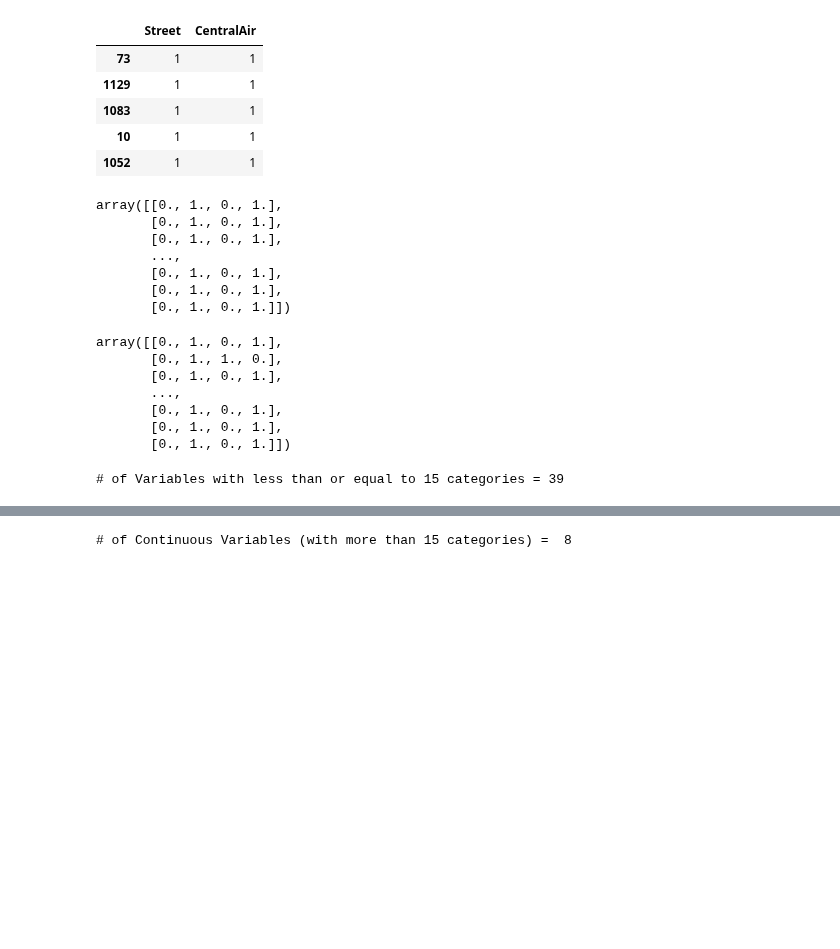
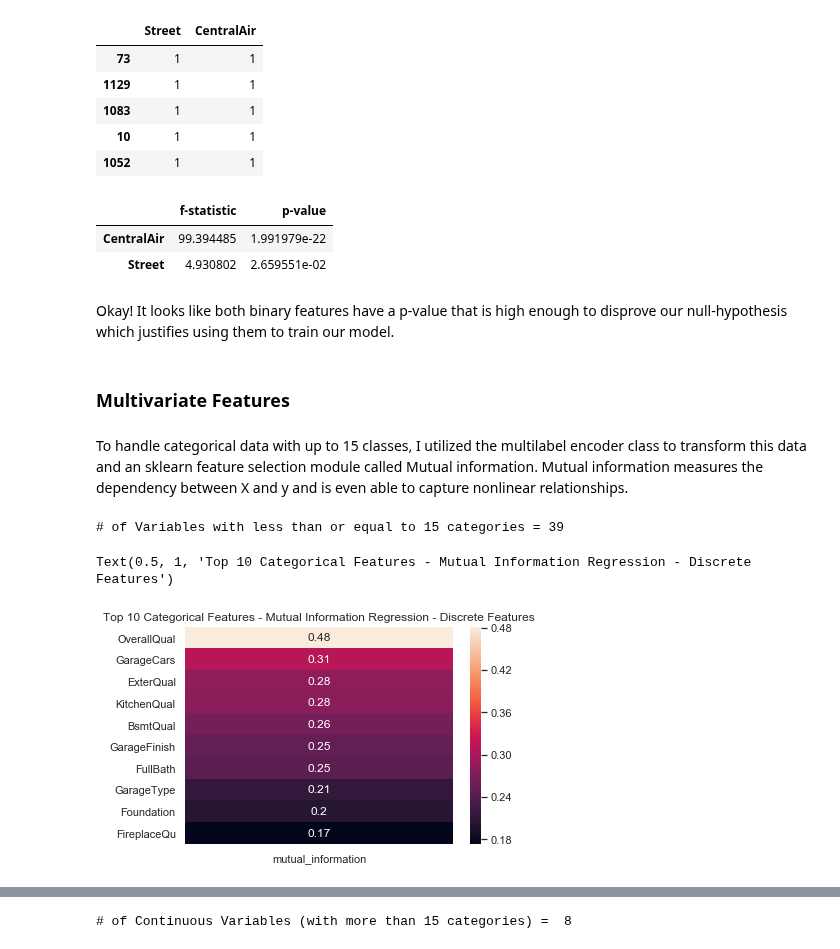
Before and after one commit to ebonnecab/mozilla-ds-project, a Jupyter notebook: analysis.ipynb, the cells around one changed output, grey strips where cells are left out. Saved outputs shown, nothing was run; the diff lists cells and outputs as text; code cells hidden in the pictures; blank space fills up the shorter version.

Commit message:
did more feature selection

```diff
--- a/analysis.ipynb
+++ b/analysis.ipynb
@@ -547,8 +549,8 @@ class MultiColumnLabelEncoder:
 for col in new_df:
     if new_df[col].dtype == np.float64:
         new_df[col].apply(pd.to_numeric, errors='coerce')
-#     elif new_df[col].dtype == object:
-#             new_df[col] = df[col].astype(str)
+    elif new_df[col].dtype == object:
+            new_df[col] = df[col].astype(str)
 # %%
 X = new_df.loc[:, new_df.columns != 'SalePrice']
 y = new_df['SalePrice']
@@ -642,31 +645,19 @@ X_train_b_enc.head()
 | 1083 | 1 | 1 |
 | 10 | 1 | 1 |
 | 1052 | 1 | 1 |
-# %%
-one_hot_enc = OneHotEncoder(sparse=False, handle_unknown='ignore', categories='auto')
-X_train_one_h = one_hot_enc.fit_transform(X_train_b_enc)
-X_train_one_h
-# %% [output]
-array([[0., 1., 0., 1.],
-       [0., 1., 0., 1.],
-       [0., 1., 0., 1.],
-       ...,
-       [0., 1., 0., 1.],
-       [0., 1., 0., 1.],
-       [0., 1., 0., 1.]])
-# %%
-X_test_b_enc = enc.transform(X_test_binary)
-X_test_one_h = one_hot_enc.transform(X_test_b_enc)
-X_test_one_h
-# %% [output]
-array([[0., 1., 0., 1.],
-       [0., 1., 1., 0.],
-       [0., 1., 0., 1.],
-       ...,
-       [0., 1., 0., 1.],
-       [0., 1., 0., 1.],
-       [0., 1., 0., 1.]])
 # %%
 from sklearn.feature_selection import f_regression
 
 f, p_val = f_regression(X_train_b_enc, y_train)
+# %%
+f_reg_df = pd.DataFrame(np.array([f, p_val]).T, index = X_train_b_enc.columns, columns = ['f-statistic', 'p-value'])
+binary_features = f_reg_df[f_reg_df['p-value'] < 0.05].sort_values(by = 'f-statistic', ascending = False)
+binary_features
+# %% [output]
+|  | f-statistic | p-value |
+| CentralAir | 99.394485 | 1.991979e-22 |
+| Street | 4.930802 | 2.659551e-02 |
+# %% [markdown]
+Okay! It looks like both binary features have a p-value that is high enough to disprove our null-hypothesis which justifies using them to train our model.
+# %% [markdown]
+### Multivariate Features
@@ -673,5 +667,22 @@ f, p_val = f_regression(X_train_b_enc, y_train)
+# %% [markdown]
+To handle categorical data with up to 15 classes, I utilized the multilabel encoder class to transform this data and an sklearn feature selection module called Mutual information. Mutual information measures the dependency between X and y and is even able to capture nonlinear relationships.
 # %%
 categor_cols = categorical_filter(X_train, 2, 15)
 print('# of Variables with less than or equal to 15 categories = {}'.format(len(categor_cols)))
 # %% [output]
 # of Variables with less than or equal to 15 categories = 39
+# %%
+#Label encoding
+X_train_cat = X_train[categor_cols]
+
+X_train_cat_le = enc.fit_transform(X_train_cat)
+# %%
+mi = mutual_info_regression(X_train_cat_le, y_train, discrete_features = True, n_neighbors=5, copy=True, random_state=None)
+
+mi_df = pd.DataFrame(mi, index=X_train_cat.columns, columns=['mutual_information'])
+mi_top10_feat = mi_df.sort_values(by = 'mutual_information', ascending=False).head(10)
+sns.heatmap(data = mi_top10_feat, annot=True )
+plt.title('Top 10 Categorical Features - Mutual Information Regression - Discrete Features')
+# %% [output]
+Text(0.5, 1, 'Top 10 Categorical Features - Mutual Information Regression - Discrete Features')
+[figure, added]
```
Also changed, not shown: parts of 14 cells of this notebook.
